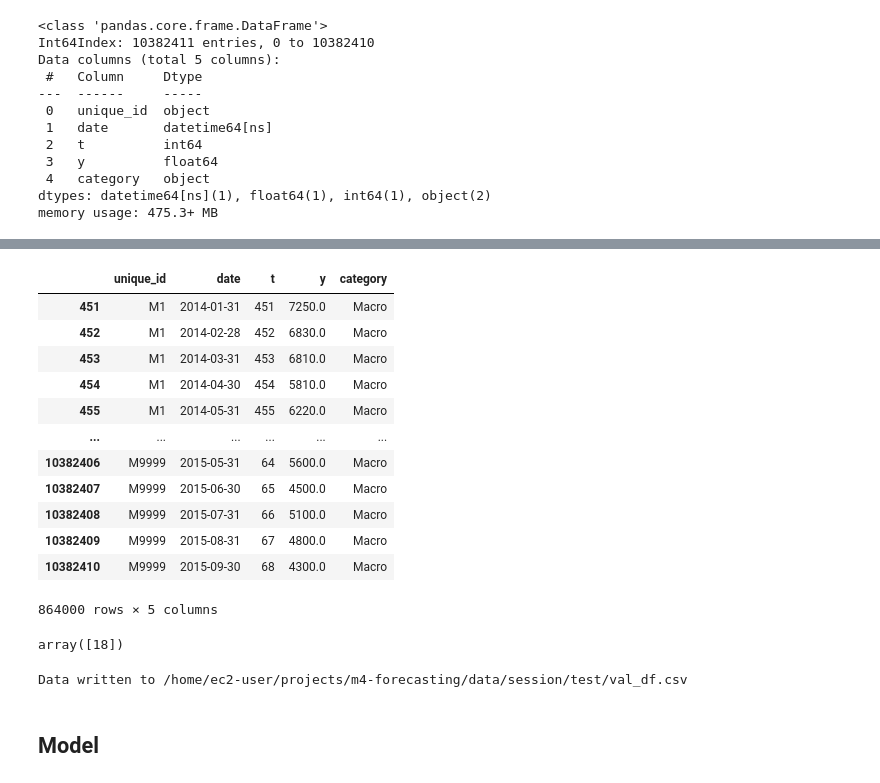
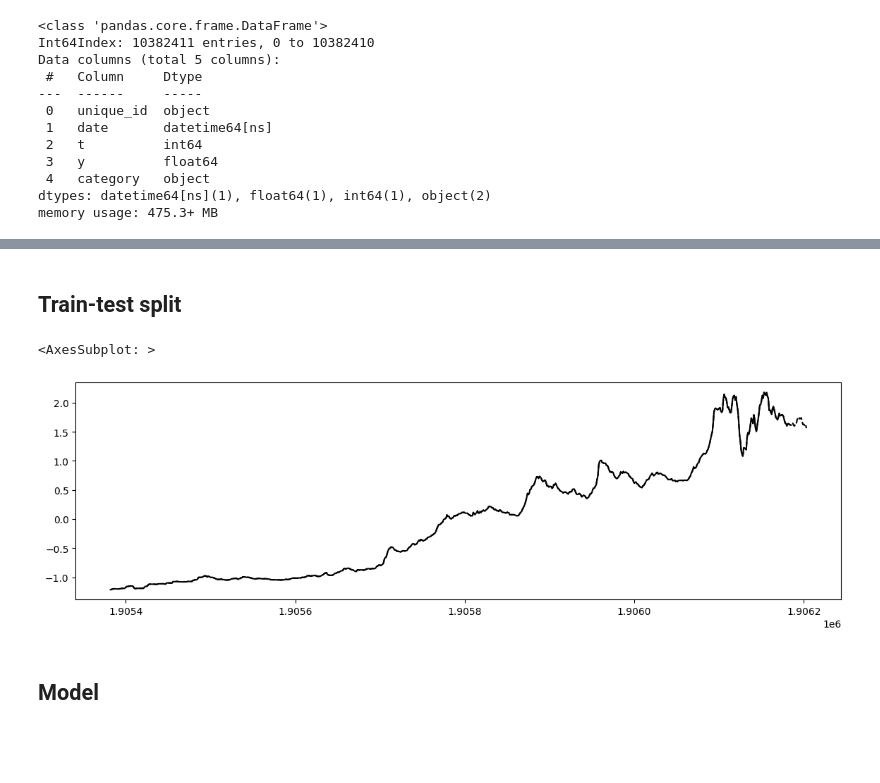
Before and after one commit to coldwhitewinters/m4-forecasting, a Jupyter notebook: notebooks/gluonts-notebook.ipynb, the cells around one changed output, grey strips where cells are left out. Drawn from its saved outputs; the diff is of its cells as text; code cells hidden in the pictures; blank space fills up the shorter version.

```diff
--- a/notebooks/gluonts-notebook.ipynb
+++ b/notebooks/gluonts-notebook.ipynb
@@ -186,0 +227,11 @@ Data written to /home/ec2-user/projects/m4-forecasting/data/session/test/train_d
+# %%
+def prepare_features(df):
+    df["y_scaled"] = df.groupby("unique_id", group_keys=False)["y"].apply(lambda x: (x - x.mean()) / x.std())
+    df["month"] = df.date.dt.month
+    df["year"] = df.date.dt.year
+    df["t"] = df["t"].astype("float32")
+    df["unique_id"] = pd.factorize(df["unique_id"])[0]
+    df["category"] = pd.factorize(df["category"])[0]
+    return df
+# %%
+train_sample_df = prepare_features(train_sample_df)
@@ -187,30 +256,21 @@ Data written to /home/ec2-user/projects/m4-forecasting/data/session/test/train_d
+# %% [markdown]
+## Train-test split
 # %%
-val_df = train_df.groupby("unique_id", group_keys=False).apply(lambda x: x.tail(18))
+def train_test_split(df, horizon):
+    train_df = df.groupby("unique_id", group_keys=False).apply(lambda x: x.iloc[:-horizon])
+    test_df = df.copy()
+    return train_df, test_df
-# %%
-val_df
-# %% [output]
-|  | unique_id | date | t | y | category |
-| 451 | M1 | 2014-01-31 | 451 | 7250.0 | Macro |
-| 452 | M1 | 2014-02-28 | 452 | 6830.0 | Macro |
-| 453 | M1 | 2014-03-31 | 453 | 6810.0 | Macro |
-| 454 | M1 | 2014-04-30 | 454 | 5810.0 | Macro |
-| 455 | M1 | 2014-05-31 | 455 | 6220.0 | Macro |
-| ... | ... | ... | ... | ... | ... |
-| 10382406 | M9999 | 2015-05-31 | 64 | 5600.0 | Macro |
-| 10382407 | M9999 | 2015-06-30 | 65 | 4500.0 | Macro |
-| 10382408 | M9999 | 2015-07-31 | 66 | 5100.0 | Macro |
-| 10382409 | M9999 | 2015-08-31 | 67 | 4800.0 | Macro |
-| 10382410 | M9999 | 2015-09-30 | 68 | 4300.0 | Macro |
-864000 rows × 5 columns
-# %%
-val_df.groupby("unique_id").size().unique()
-# %% [output]
-array([18])
-# %%
-filepath = session_dir / "val_df.csv"
-val_df.to_csv(filepath, index=False)
-print(f"Data written to {filepath}")
-# %% [output]
-Data written to /home/ec2-user/projects/m4-forecasting/data/session/test/val_df.csv
+# %%
+train_sample_df, val_sample_df = train_test_split(train_sample_df, horizon)
+# %%
+elem_id = train_sample_df.unique_id.sample(1).iloc[0]
+y_train = train_sample_df.loc[train_sample_df.unique_id == elem_id, "y_scaled"]
+y_val = val_sample_df.loc[val_sample_df.unique_id == elem_id, "y_scaled"]
+
+y_train.plot(color="black")
+y_val.plot(color="black", style="--")
+# %% [output]
+<AxesSubplot: >
+[figure, added]
 # %% [markdown]
 ## Model
```
Also changed, not shown: parts of 38 cells of this notebook.
